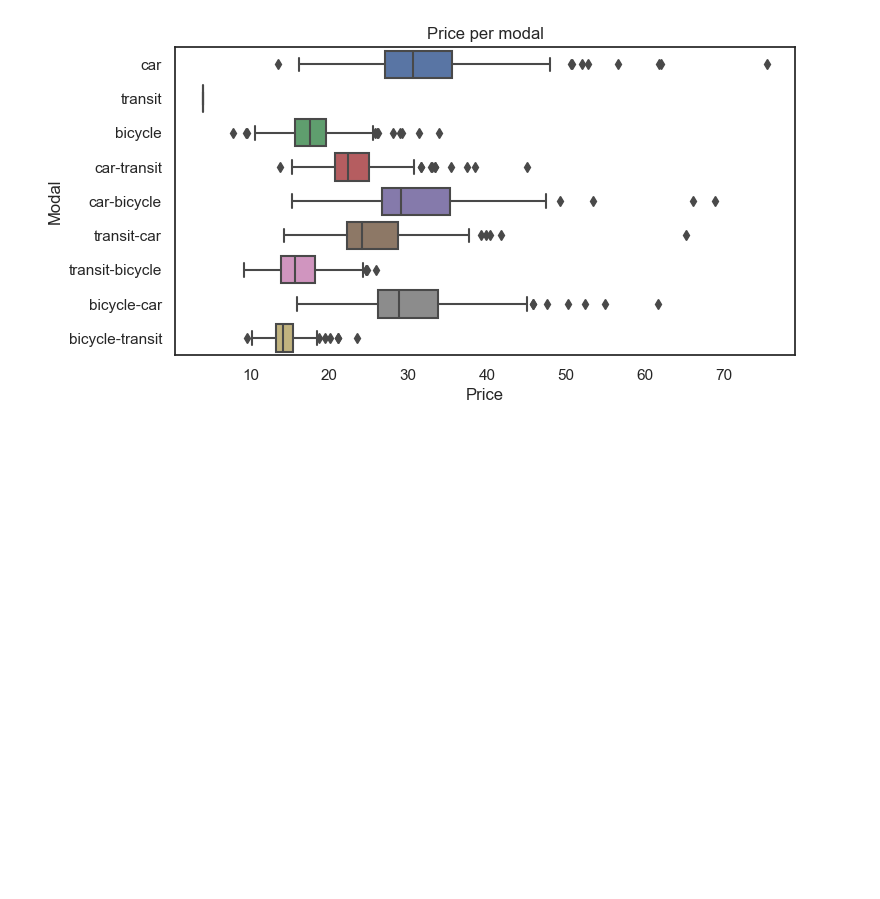
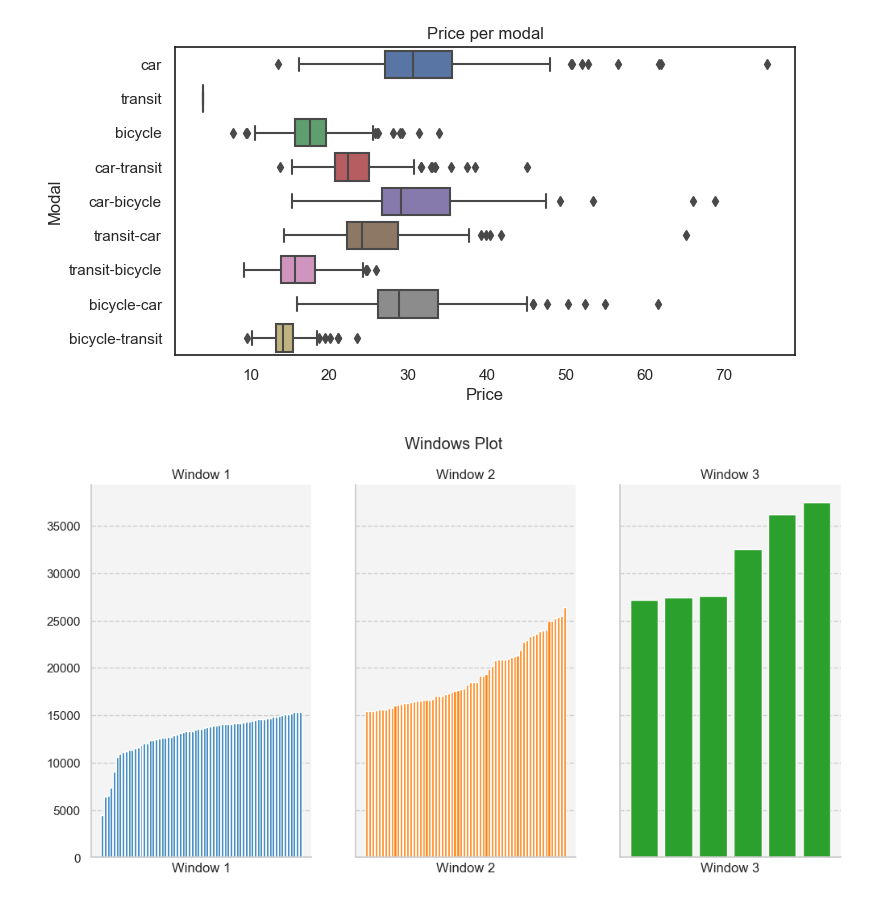
Before and after one commit to CamiloHMS/london_routing, a Jupyter notebook: responses_plot.ipynb, the cells around one changed output. Drawn from its saved outputs; the diff is of its cells as text; code cells hidden in the pictures; blank space fills up the shorter version.

Commit message:
feat: window plot

```diff
--- a/responses_plot.ipynb
+++ b/responses_plot.ipynb
@@ -133,0 +126,34 @@ for i in range(windows):
+# %%
+fig, (ax0, ax1, ax2) = plt.subplots(nrows=1, ncols=3, sharex=False,sharey=True,
+                                    figsize=(12, 6))
+values1 = sorted(series_wind1.values.tolist())
+values2 = sorted(series_wind2.values.tolist())
+values3 = sorted(series_wind3.values.tolist())
+
+ax0.bar(range(len(values1)), values1,color="tab:blue",label='group 1')
+ax1.bar(range(len(values2)), values2,color="tab:orange",label='group 2')
+ax2.bar(range(len(values3)), values3,color="tab:green",label='group 3')
+
+ax0.set_xlabel("Window 1")
+ax1.set_xlabel("Window 2")
+ax2.set_xlabel("Window 3")
+
+ax0.set_xticks([])
+ax1.set_xticks([])
+ax2.set_xticks([])
+
+#plt.legend(loc="upper center",bbox_to_anchor=(0.33,1.25),fancybox=True,shadow=True)
+
+ax0.set_title('Window 1')
+ax1.set_title('Window 2')
+ax2.set_title('Window 3')
+
+#ax0.set_xticklabels([])
+
+fig.suptitle('Windows Plot')
+sns.set_style("whitegrid", {'grid.linestyle': '--','axes.facecolor': '#F4F4F4'})
+
+sns.despine(top=True,left=False)
+plt.show()
+# %% [output]
+[figure, added]
```
Also changed, not shown: parts of 1 cell of this notebook.
